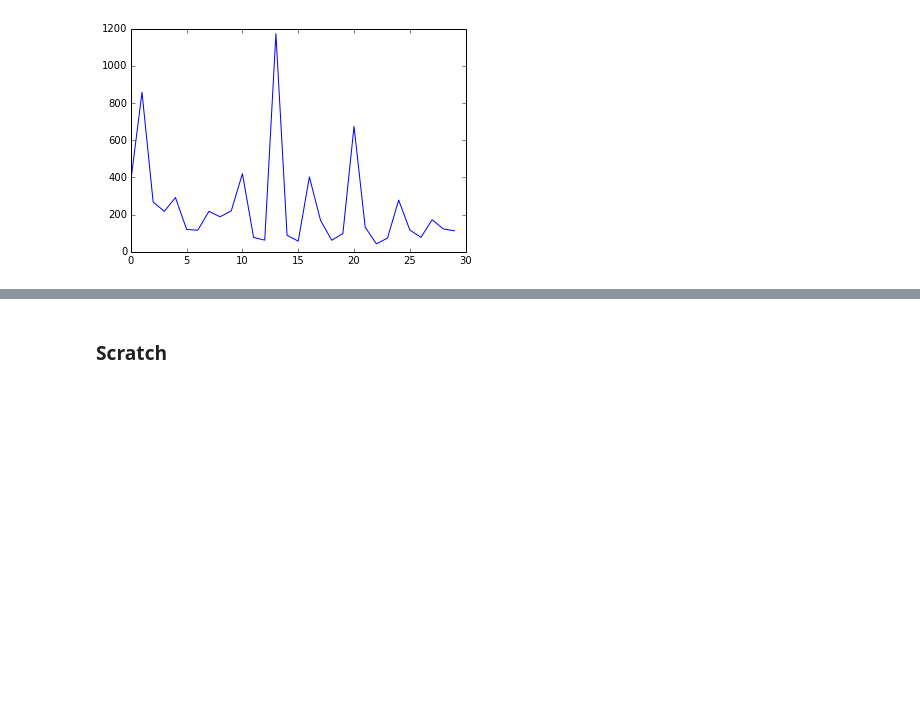
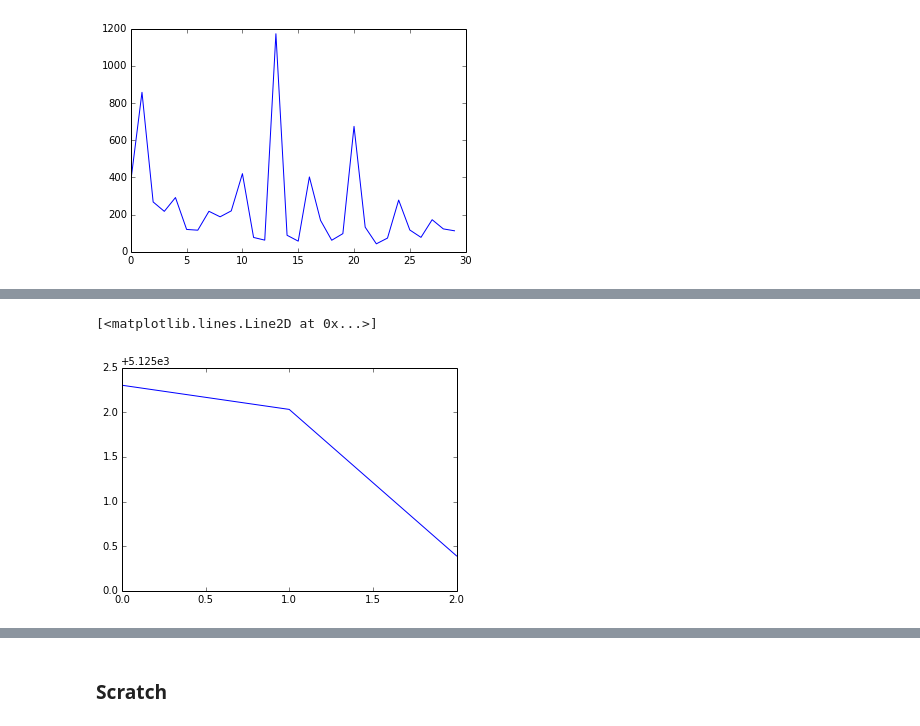
Before and after one commit to yaroslavvb/lbfgs, a Jupyter notebook: lbfgs-macbook.ipynb, the cells around one changed output, grey strips where cells are left out. Cells and saved outputs as stored; diff of their text form; code cells hidden in the pictures; blank space fills up the shorter version.

```diff
--- a/lbfgs-macbook.ipynb
+++ b/lbfgs-macbook.ipynb
@@ -297,0 +334,33 @@ plt.plot([np.linalg.norm(g) for g in lua_grads])
+# %%
+class Step(object):
+    pass
+# %%
+def tryload(fname):
+    if os.path.exists(fname):
+        return np.loadtxt(fname, dtype=np.float64)
+    else:
+        return None
+
+def loadStep(i):
+    step = Step()
+    step.al = tryload("stepdata/al-"+str(i))
+    step.q = tryload("stepdata/q-"+str(i))
+    step.ro = tryload("stepdata/ro-"+str(i))
+    step.g = tryload("stepdata/g-"+str(i))
+    step.x = tryload("stepdata/x-"+str(i))
+    step.f = tryload("stepdata/f-"+str(i))
+    step.Hdiag = tryload("stepdata/Hdiag-"+str(i))
+    step.d = tryload("stepdata/d-"+str(i))
+    step.be_i = tryload("stepdata/be_i-"+str(i))
+    step.r = tryload("stepdata/r-"+str(i))
+    step.y = tryload("stepdata/y-"+str(i))
+    step.s = tryload("stepdata/s-"+str(i))
+    step.tmp1 = tryload("stepdata/tmp1-"+str(i))
+    step.tmp11 = tryload("stepdata/tmp11-"+str(i))
+    step.ys = tryload("stepdata/ys-"+str(i))
+    step.gtd = tryload("stepdata/gtd-"+str(i))
+    step.t = tryload("stepdata/t-"+str(i))
+    step.fdiff = tryload("stepdata/fdiff-"+str(i))
+    return step
+# %%
+steps = [loadStep(i) for i in range(0, 30)]
@@ -297,0 +372,5 @@ plt.plot([np.linalg.norm(g) for g in lua_grads])
+# %%
+plt.plot([step.f for step in steps])
+# %% [output]
+[<matplotlib.lines.Line2D at 0x...>]
+[figure, added]
```
Also changed, not shown: parts of 90 cells of this notebook, 1 other file.
